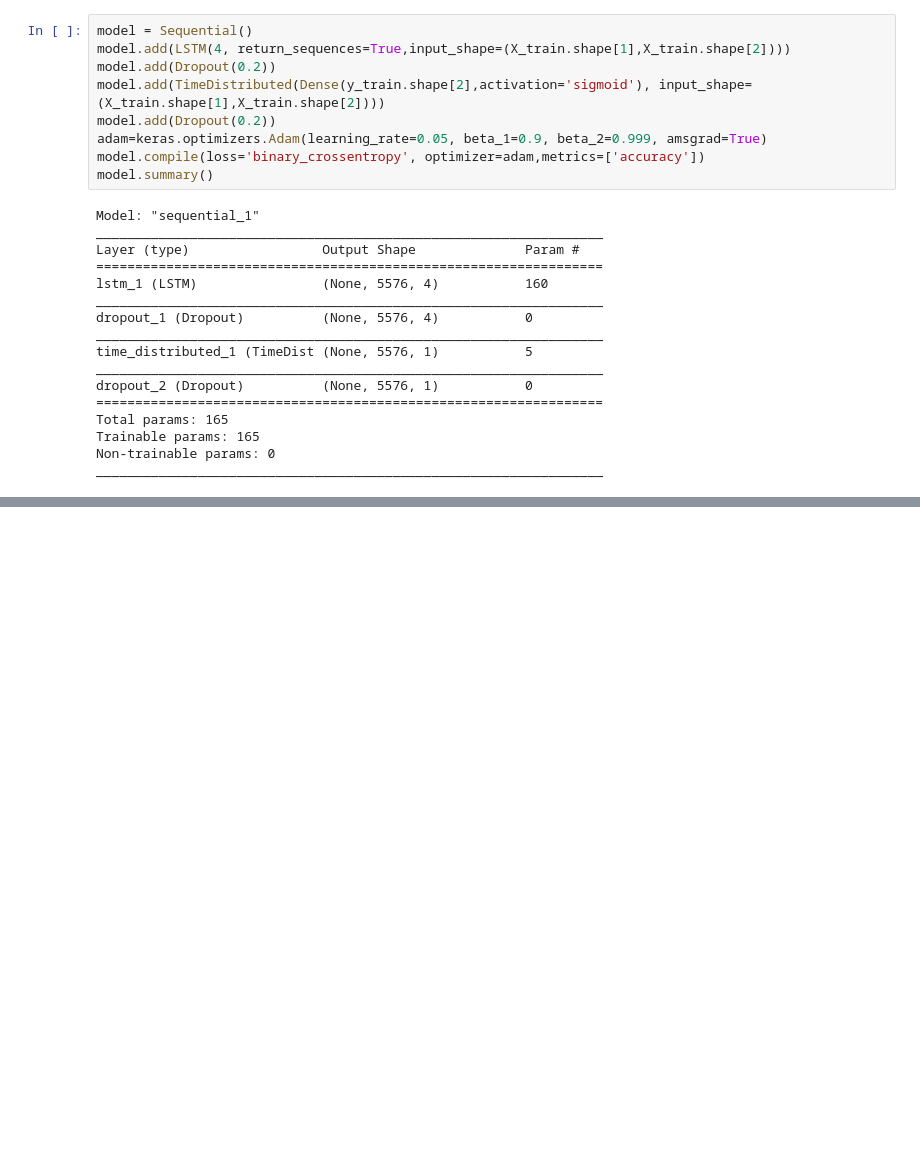
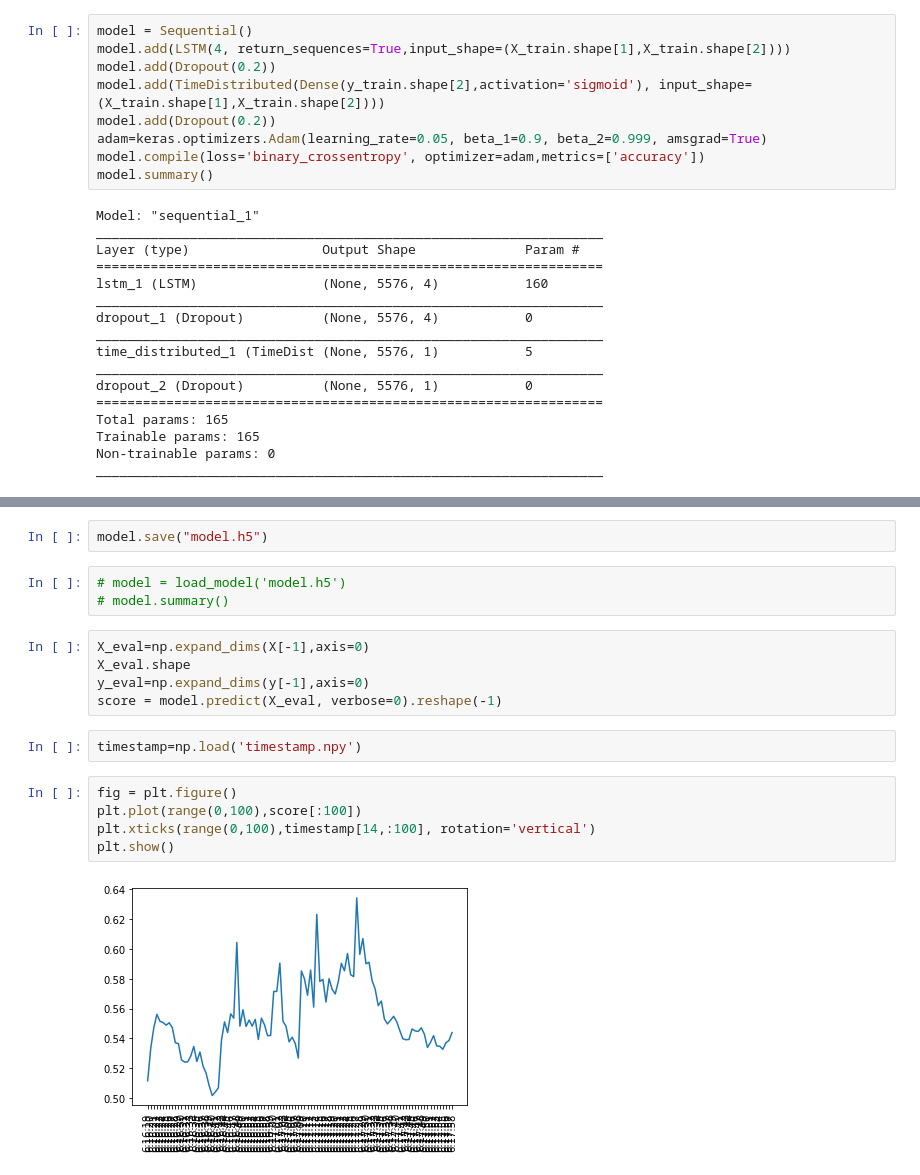
Before and after one commit to raghakrk/Multimodal-ML-for-analysing-Twitch-emotes-CSGO, a Jupyter notebook: Model Training/LSTM_model.ipynb, the cells around one changed output, grey strips where cells are left out. Drawn from its saved outputs; the diff is of its cells as text; blank space fills up the shorter version.

Commit message:
Plots added for the gameplay flow

```diff
--- a/Model Training/LSTM_model.ipynb
+++ b/Model Training/LSTM_model.ipynb
@@ -76,0 +78,19 @@ plt.show()
+# %%
+model.save("model.h5")
+# %%
+# model = load_model('model.h5')
+# model.summary()
+# %%
+X_eval=np.expand_dims(X[-1],axis=0)
+X_eval.shape
+y_eval=np.expand_dims(y[-1],axis=0)
+score = model.predict(X_eval, verbose=0).reshape(-1)
+# %%
+timestamp=np.load('timestamp.npy')
+# %%
+fig = plt.figure()
+plt.plot(range(0,100),score[:100])
+plt.xticks(range(0,100),timestamp[14,:100], rotation='vertical')
+plt.show()
+# %% [output]
+[figure, added]
```
Also changed, not shown: parts of 4 cells of this notebook.
